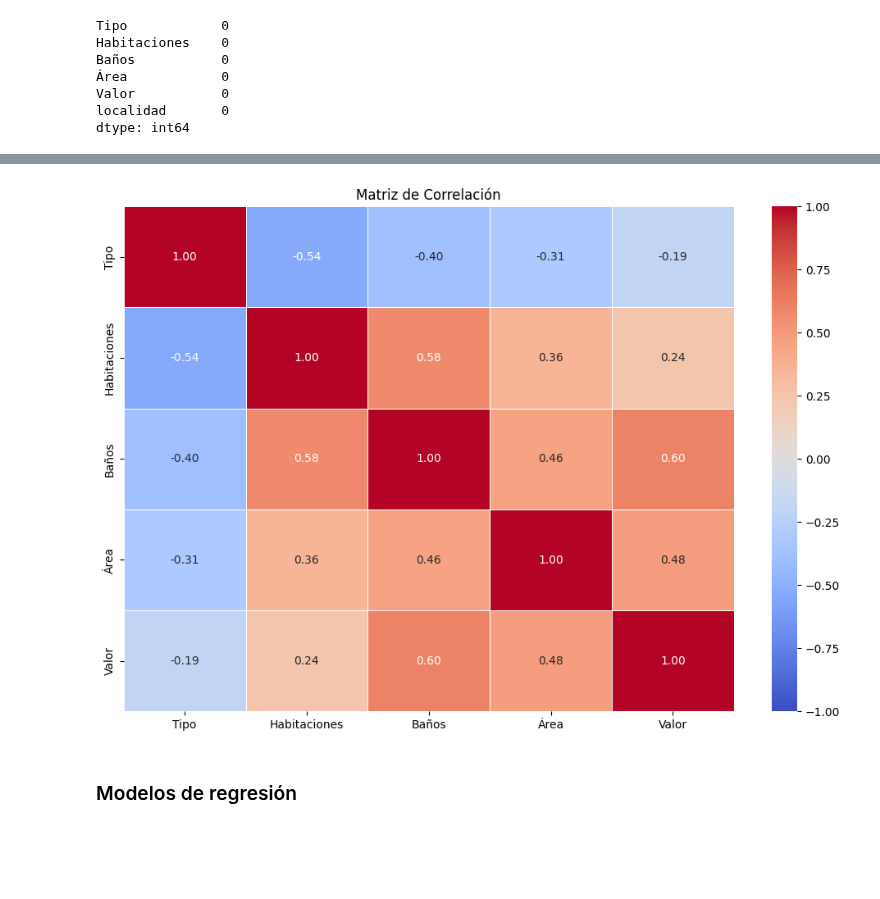
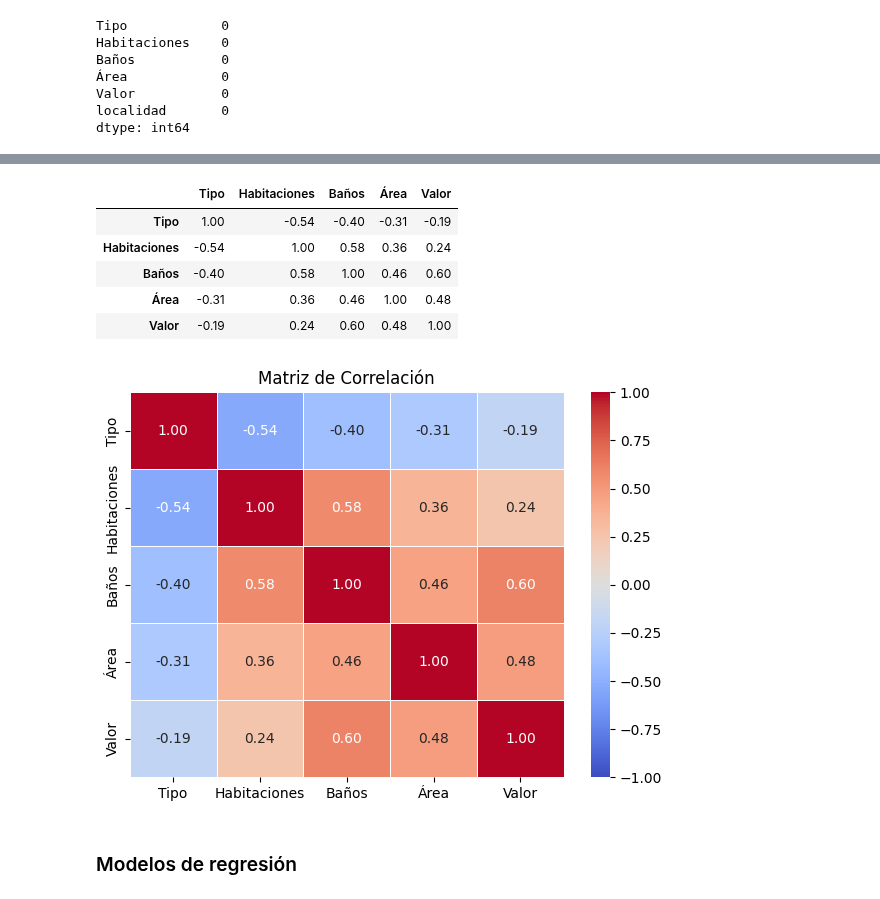
Before and after one commit to julihdez36/Metodos_estadisticos, a Jupyter notebook: Regresion lineal.ipynb, the cells around one changed output, grey strips where cells are left out. Saved outputs shown, nothing was run; the diff lists cells and outputs as text; code cells hidden in the pictures; blank space fills up the shorter version.

```diff
--- a/Regresion lineal.ipynb
+++ b/Regresion lineal.ipynb
@@ -563,11 +566,24 @@ df_final
 9311 rows × 23 columns
+# %%
+# Dummizar variable tipo
+
+df_final['Tipo'] = df_final['Tipo'].map({'Apartamento': 1, 'Casa': 0})
+# %%
+df_final.iloc[:,:5].corr()
+# %% [output]
+|  | Tipo | Habitaciones | Baños | Área | Valor |
+| Tipo | 1.00 | -0.54 | -0.40 | -0.31 | -0.19 |
+| Habitaciones | -0.54 | 1.00 | 0.58 | 0.36 | 0.24 |
+| Baños | -0.40 | 0.58 | 1.00 | 0.46 | 0.60 |
+| Área | -0.31 | 0.36 | 0.46 | 1.00 | 0.48 |
+| Valor | -0.19 | 0.24 | 0.60 | 0.48 | 1.00 |
 # %%
-plt.figure(figsize=(12, 8))
+plt.figure(figsize=(7, 5))
 sns.heatmap(df_final.iloc[:,:5].corr(), annot=True, fmt=".2f", cmap="coolwarm",  linewidths=0.5,vmin=-1, vmax=1)
 plt.title("Matriz de Correlación")
 plt.show()
 # %% [output]
-[figure, old version]
+[figure, new version]
 # %% [markdown]
 ### Modelos de regresión
 # %%
```
Also changed, not shown: parts of 21 cells of this notebook.
